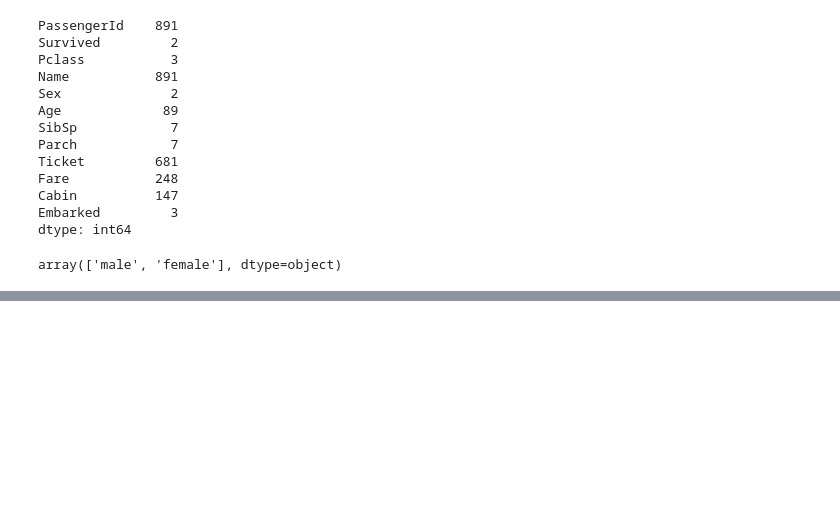
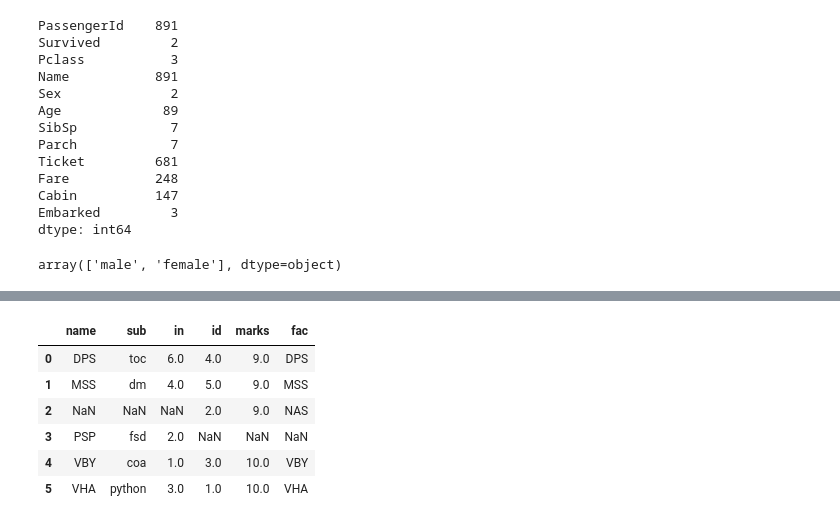
Before and after one commit to BhavyaDoriya/Python-2, a Jupyter notebook: T1/Pandas.ipynb, the cells around one changed output, grey strips where cells are left out. Drawn from its saved outputs; the diff is of its cells as text; code cells hidden in the pictures; blank space fills up the shorter version.

```diff
--- a/T1/Pandas.ipynb
+++ b/T1/Pandas.ipynb
@@ -995,0 +1257,7 @@ Name: Embarked, dtype: int64
+# %%
+df1=pd.DataFrame({
+    "name":["VHA","PSP","VBY","DPS","MSS"],
+    "sub":["python","fsd","coa","toc","dm"],
+    "in":[3,2,1,6,4]
+})
+df1
@@ -995,0 +1271,7 @@ Name: Embarked, dtype: int64
+# %%
+df2=pd.DataFrame({
+    "id":[1,2,3,4,5],
+    "marks":[10,9,10,9,9]
+    ,"fac":["VHA","NAS","VBY","DPS","MSS"]
+})
+df2
@@ -995,0 +1293,10 @@ Name: Embarked, dtype: int64
+# %%
+df1.merge(df2,left_on="name",right_on="fac",how="outer")
+# %% [output]
+|  | name | sub | in | id | marks | fac |
+| 0 | DPS | toc | 6.0 | 4.0 | 9.0 | DPS |
+| 1 | MSS | dm | 4.0 | 5.0 | 9.0 | MSS |
+| 2 | NaN | NaN | NaN | 2.0 | 9.0 | NAS |
+| 3 | PSP | fsd | 2.0 | NaN | NaN | NaN |
+| 4 | VBY | coa | 1.0 | 3.0 | 10.0 | VBY |
+| 5 | VHA | python | 3.0 | 1.0 | 10.0 | VHA |
```
Also changed, not shown: parts of 54 cells of this notebook, 8 other files.
